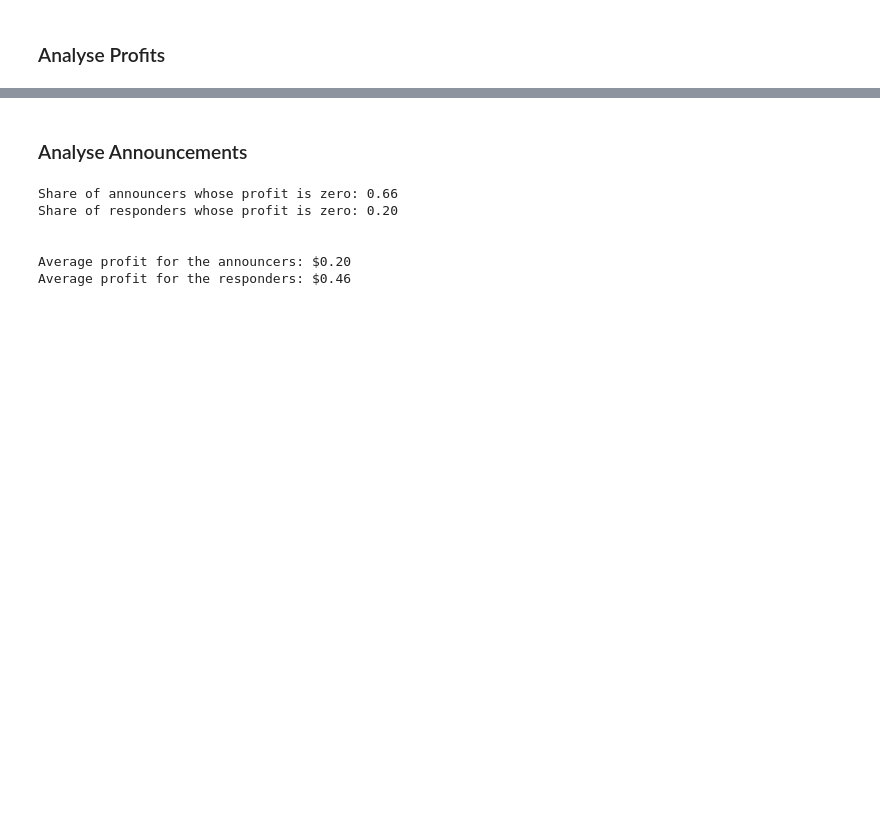
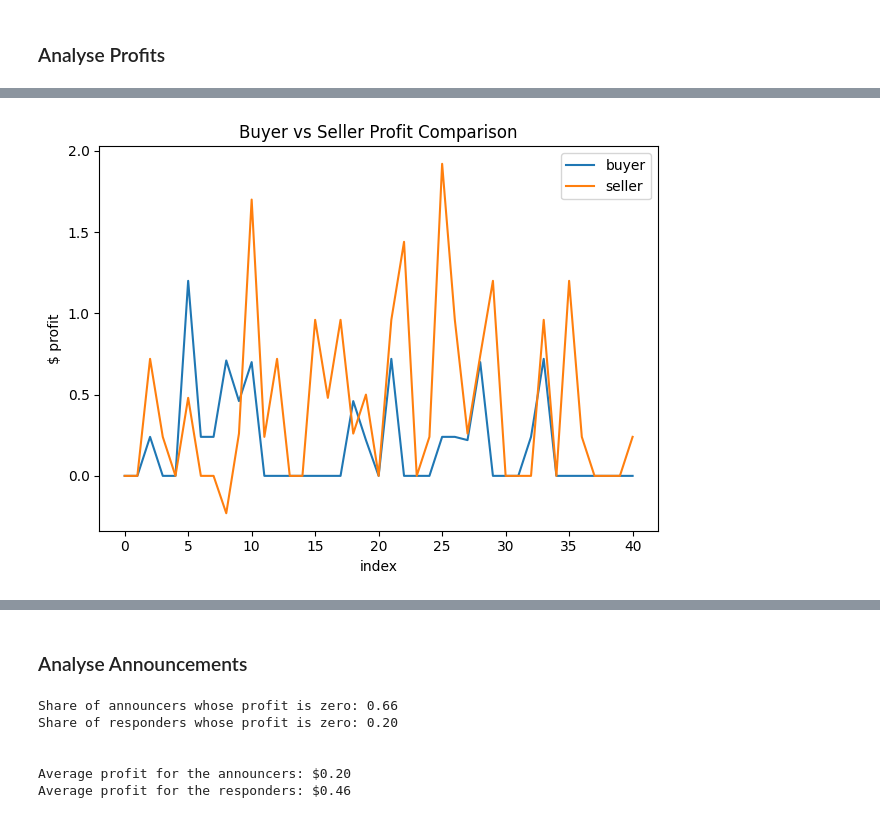
Before and after one commit to pawel-struski/market-equilibrium, a Jupyter notebook: results_analysis.ipynb, the cells around one changed output, grey strips where cells are left out. Cells and saved outputs as stored; diff of their text form; code cells hidden in the pictures; blank space fills up the shorter version.

```diff
--- a/results_analysis.ipynb
+++ b/results_analysis.ipynb
@@ -167,0 +135,32 @@ plt.show()
+# %%
+# filter only the accepted offers
+df_profits_realized = df_data_agents.loc[df_data_agents['outcome']=="accepted"].sort_values(by=["round", "iteration"]).reset_index(drop=True)
+
+# Calculate profits for buyers and sellers per iteration
+df = df_profits_realized.copy()
+
+# Assuming your dataframe is called df
+result = df.pivot_table(
+    index=['round', 'iteration'],
+    columns='type',
+    values='implied_profit',
+    aggfunc='first'
+).reset_index()
+
+# Rename the columns for clarity
+result.columns.name = None
+result = result.rename(columns={
+    'buyer': 'buyer_profit',
+    'seller': 'seller_profit'
+})
+
+# Add the announcer column
+announcer = df[df['action'] == 'announce'].set_index(['round', 'iteration'])['type']
+df_profits = result.merge(
+    announcer.rename('announcer'),
+    left_on=['round', 'iteration'],
+    right_index=True,
+    how='left'
+)
+
+print(df_profits)
@@ -167,0 +229,14 @@ plt.show()
+# %%
+# plot buyer vs seller profits
+df_plot = df_profits.copy()
+plt.figure()
+plt.plot(df_plot.index, df_plot['buyer_profit'], label=f'buyer')
+plt.plot(df_plot.index, df_plot['seller_profit'], label=f'seller')
+plt.title(f"Buyer vs Seller Profit Comparison")
+plt.ylabel("$ profit")
+plt.xlabel("index")
+plt.legend()
+plt.tight_layout()
+plt.show()
+# %% [output]
+[figure, added]
```
Also changed, not shown: parts of 20 cells of this notebook.
